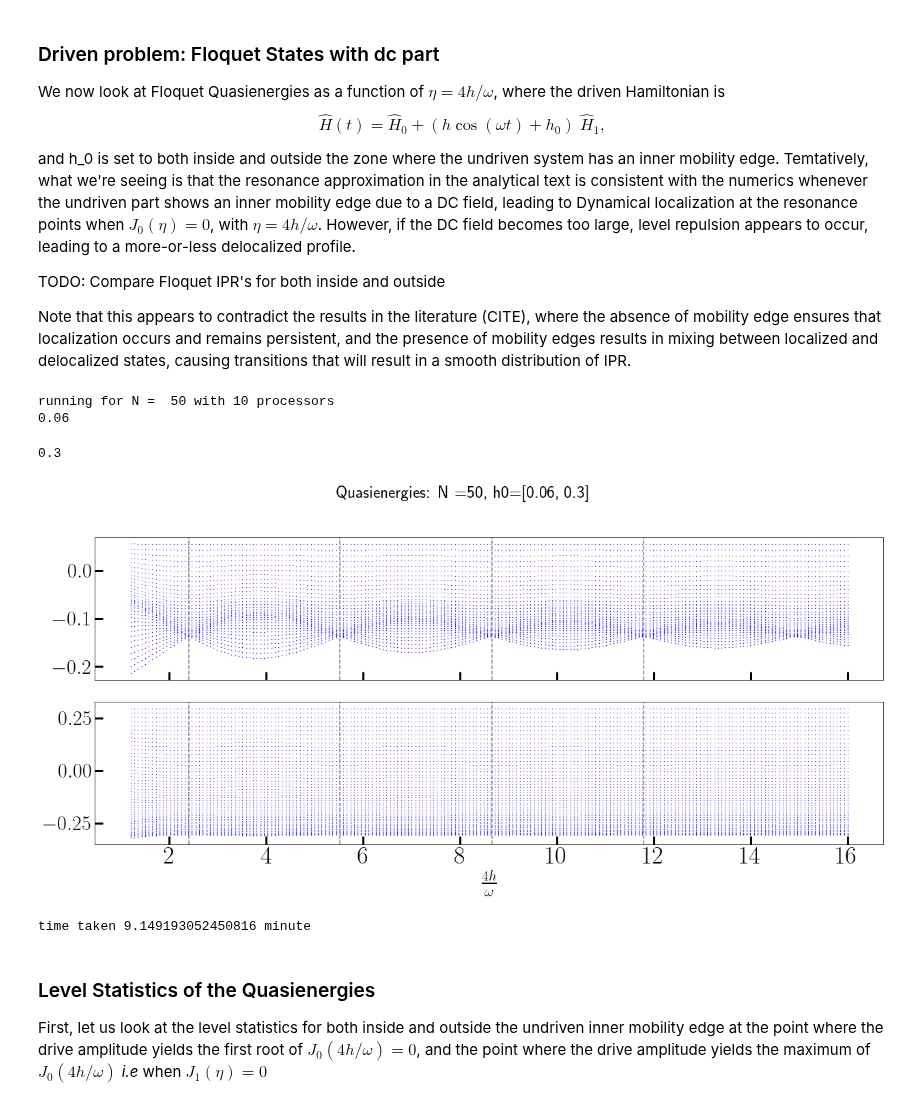
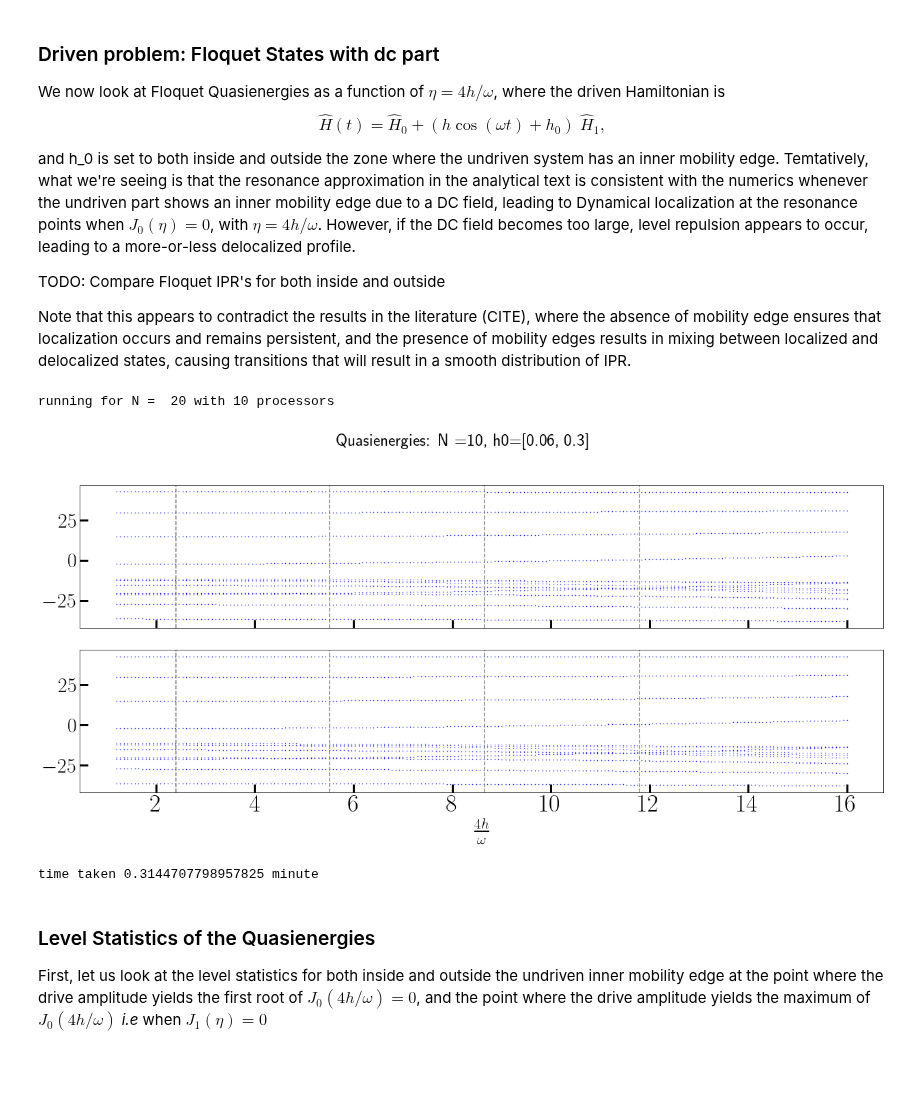
Before and after one commit to deyh2020/periodic_lipkin, a Jupyter notebook: Floquet_Lipkin.ipynb, the cells around one changed output. Saved outputs shown, nothing was run; the diff lists cells and outputs as text; code cells hidden in the pictures; blank space fills up the shorter version.

```diff
--- a/Floquet_Lipkin.ipynb
+++ b/Floquet_Lipkin.ipynb
@@ -101,16 +101,15 @@ TODO: Compare Floquet IPR's for both inside and outside
 Note that this appears to contradict the results in the literature (CITE), where the absence of mobility edge ensures that localization occurs and remains persistent, and the presence of mobility edges results in mixing between localized and delocalized states, causing transitions that will result in a smooth distribution of IPR.
 # %%
 import numpy as np
-from odeintw import odeintw
+from scipy.integrate import solve_ivp
 import matplotlib.pyplot as plt
 from multiprocessing import Pool
 from numpy.linalg import multi_dot, norm, eig
 from scipy.special import jn_zeros
 from scipy.special import j0
-import math
+from tqdm import tqdm
 import time as time
 
-start = time.time()
 plt.rcParams.update({
     #"figure.figsize": (16, 12),
     "text.usetex": True,
@@ -118,97 +117,99 @@ plt.rcParams.update({
     "font.size": 30,
     "font.sans-serif": ["Computer Modern"]})
 
-N = 50
-h0s = [0.06, 0.3]
-omega = 90
-w = omega
-tsteps = 1000
-
-hsteps = 200
-h1 = (1/4) * omega * 1.2
-h2 = (1/4) * omega * 16.0
-hs = np.linspace(h1, h2, hsteps)
-
-psi = np.eye(N+1) + 1j * np.zeros((N+1,N+1))
 
 fig, axs = plt.subplots(len(h0s),1, sharex='col', figsize=(18,9))
 fig.suptitle(f'Quasienergies: N ={N}, h0={h0s}' ,fontsize = 25)
 
-def floq_jac(psi0, t, h, h0, H1, H0, w):
+def floq_jac(t, psi0, h, h0, H1, H0, w):
+    n,m = H0.shape
     drive = h0 + h * np.cos(w * t)
-    jac = 1j * (H0  + drive * H1) * N
+    jac = 1j * (H0  + drive * H1)
     return jac
 
-def floq_func(psi0, t, h, h0, H1, H0, w):
-    floq_h = np.dot(floq_jac(psi0, t, h, h0, H1, H0, w), psi0)
+def floq_func(t,psi0, h, h0, H1, H0, w):
+    floq_h = np.dot(floq_jac(t,psi0, h, h0, H1, H0, w), psi0)
     return floq_h
 
-def floq_evolv(psi,H0,H1,h,h0,w):
+def floq_evolv(H0,H1,h,h0,w):
+    n,m = H0.shape
+    psi = np.eye(n) + (1j)* np.eye(n)
     T = 2 * np.pi/w
     t = np.linspace(0,T,tsteps)
-    floqEvolution_mat = np.zeros((N+1,N+1)) + 1j * np.zeros((N+1,N+1))
-    for m in np.arange(N+1):
+    floqEvolution_mat = np.zeros((n,n)) + 1j * np.zeros((n,n))
+    for m in np.arange(n):
         psi0 = psi[m]/(psi[m].T.conj() @ psi[m])
-        psi_t = odeintw(floq_func,psi0,t,args=(h, h0, H1, H0, w))
-        floqEvolution_mat[m] = psi_t[-1]/(psi_t[-1].T.conj() @ psi_t[-1])
+        sol = solve_ivp(floq_func,(0,T),psi0,t_eval=[T], method='RK45',args=(h, h0, H1, H0, w), dense_output=True)
+        psi_T = sol.y[:,0]
+        floqEvolution_mat[m] = psi_T/(psi_T.T.conj() @ psi_T)
     evals, evecs = eig(floqEvolution_mat)
-    phasefunc = 1j * np.log(evals + 1j * 0) /(N * T)             #introduced N
+    #phasefunc = 1j * np.log(evals + 1j * 0) /(N * T)             #introduced N
+    phasefunc = 1j * np.log(evals + 1j * 0) /T             #without N
     return [h,phasefunc.real,evecs]
 
 
 if __name__ == '__main__':
+    start = time.time()
     nprocs = 10
+    N = 20
+    h0s = [0.06, 0.3]
+    omega = 90
+    w = omega
+    tsteps = 1000
+
+    hsteps = 200
+    h1 = (1/4) * omega * 1.2
+    h2 = (1/4) * omega * 16.0
+    hs = np.linspace(h1, h2, hsteps)
+
     p = Pool(processes = nprocs)
     print("running for N = ", N, "with",nprocs,"processors")
 
     s = N/2.0
     ms = np.arange(-s,s+1)
-    H0 = np.diagflat((ms/N) **2)
+    H0 = np.diagflat(ms**2)
     ms_p = ms[0:N]
     ms_m = ms[1:]
     H1 = (np.diagflat(np.sqrt(s * (s+1) - ms_p * (ms_p+1)), k=1) + np.diagflat(np.sqrt(s * (s+1) - ms_m * (ms_m-1)), k=-1))/N
 
     iprmats = []
     for i, h0 in enumerate(h0s):
-        print(h0)
-        data = np.array(p.starmap(floq_evolv,[(psi,H0,H1,h,h0,w) for h in hs]))
+        params = [(H0,H1,h,h0,w) for h in hs]
+        data = np.array(p.starmap(floq_evolv,tqdm(params, position=0, leave=True)))
         h_f = np.array(data[:,0])
         phs_f = np.array(data[:,1])
         evec_f = np.array(data[:,2])
         iprmat = np.zeros((len(hs),N+1))
         for xx,h in enumerate(hs):
             #Get the previous Floquet Eigensystem
             if xx == 0:
                 evals_prev = phs_f[xx].real
                 evecs_prev = evec_f[xx]
             else:
                 evals_prev = phs_f[xx-1].real
                 evecs_prev = evec_f[xx-1]
 
             #Sort the Floquet states of this itertaion accordingly to orthonormality with the previous ones
             evals_curr = phs_f[xx].real
             evecs_curr = evec_f[xx]
             condition = np.abs(np.around(evecs_prev.T.conj() @ evecs_curr, 0))
             evals_curr = evals_curr[np.argmax(condition, axis=1)]
             evecs_curr = evecs_curr[:,np.argmax(condition, axis=1)]
             axs[i].scatter(4 * h * np.ones(N+1)/w, evals_curr, color = 'blue', marker='.', s = 0.5)
             iprmat[xx,:] = 1.0/(np.sum(np.abs(evecs_curr)**4, axis=1))
         iprmats.append(iprmat)
 
     for pt in jn_zeros(0,4):
         axs[0].axvline(x=pt, color='gray', linestyle="--")
         axs[1].axvline(x=pt, color='gray', linestyle="--")
 
     axs[-1].set_xlabel(r'$\frac{4h}{\omega}$')
     plt.show()
-
-print('time taken',(time.time()-start)/60,'minute')
+    print('time taken',(time.time()-start)/60,'minute')
 # %% [output]
-running for N =  50 with 10 processors
-0.06
+running for N =  20 with 10 processors
+[figure, new version]
-0.3
+time taken 0.3144707798957825 minute
-[figure, old version]
-time taken 9.149193052450816 minute
 # %%
 import matplotlib.pyplot as plt
 import matplotlib.cm as cm
```
Also changed, not shown: parts of 1 cell of this notebook, 1 other file.
